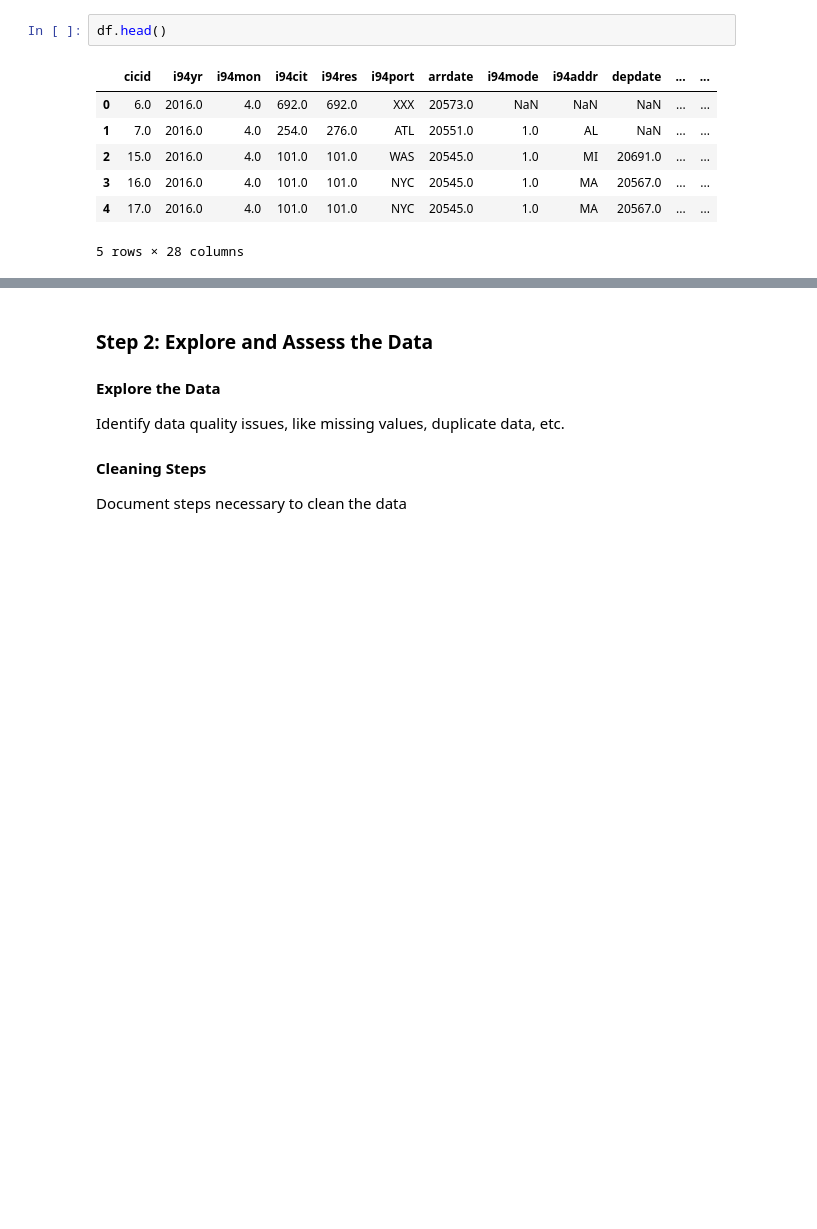
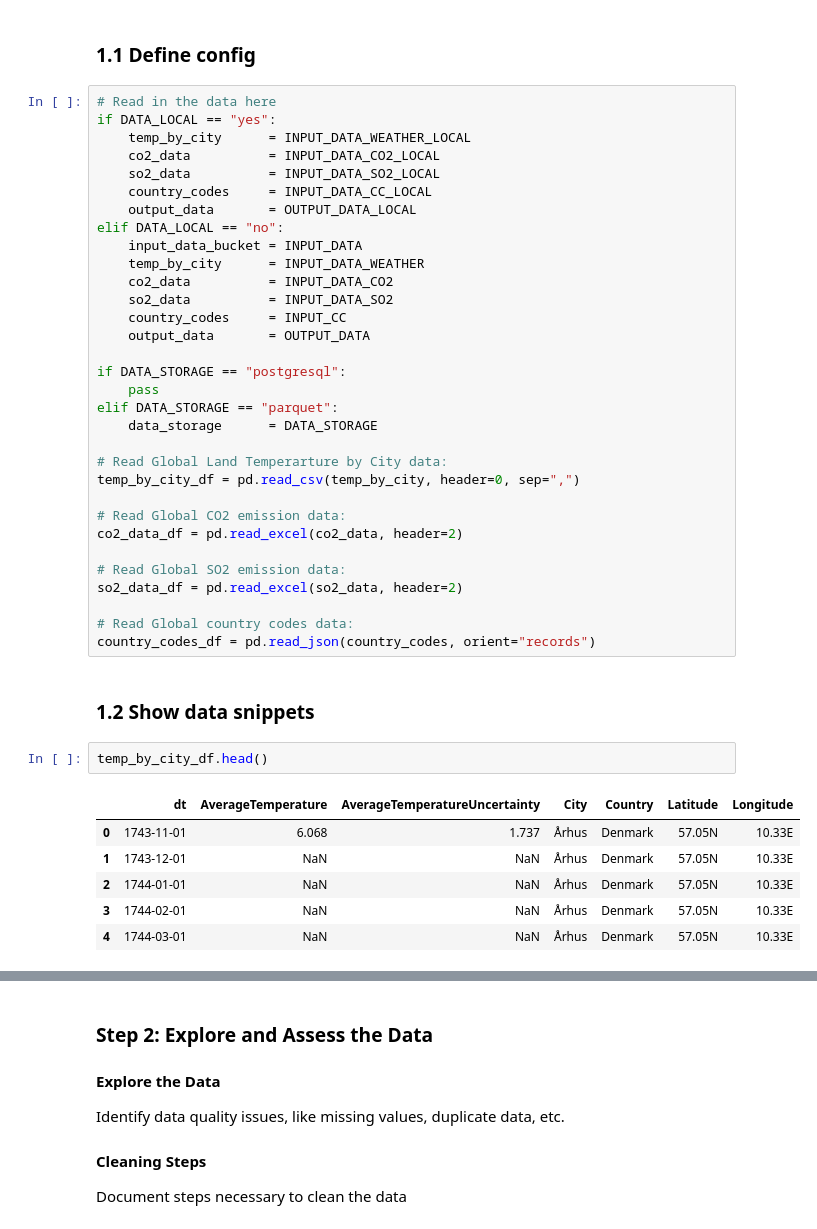
Before and after one commit to jukkakansanaho/udacity-dend-project-capstone, a Jupyter notebook: udacity-dend-project-capstone.ipynb, the cells around one changed output, grey strips where cells are left out. Drawn from its saved outputs; the diff is of its cells as text; blank space fills up the shorter version.

Commit message:
Jupyter Notebook: configuring setup, reading input data to Spark, writing Spark DataFrames to parquet files. Small changes to README

```diff
--- a/udacity-dend-project-capstone.ipynb
+++ b/udacity-dend-project-capstone.ipynb
@@ -27,10 +107,45 @@ Describe the data sets you're using. Where did it come from? What type of inform
+# %% [markdown]
+### 1.1 Define config
+# %%
+# Read in the data here
+if DATA_LOCAL == "yes":
+    temp_by_city      = INPUT_DATA_WEATHER_LOCAL
+    co2_data          = INPUT_DATA_CO2_LOCAL
+    so2_data          = INPUT_DATA_SO2_LOCAL
+    country_codes     = INPUT_DATA_CC_LOCAL
+    output_data       = OUTPUT_DATA_LOCAL
+elif DATA_LOCAL == "no":
+    input_data_bucket = INPUT_DATA
+    temp_by_city      = INPUT_DATA_WEATHER
+    co2_data          = INPUT_DATA_CO2
+    so2_data          = INPUT_DATA_SO2
+    country_codes     = INPUT_CC
+    output_data       = OUTPUT_DATA
+
+if DATA_STORAGE == "postgresql":
+    pass
+elif DATA_STORAGE == "parquet":
+    data_storage      = DATA_STORAGE
+
+# Read Global Land Temperarture by City data:
+temp_by_city_df = pd.read_csv(temp_by_city, header=0, sep=",")
+
+# Read Global CO2 emission data:
+co2_data_df = pd.read_excel(co2_data, header=2)
+
+# Read Global SO2 emission data:
+so2_data_df = pd.read_excel(so2_data, header=2)
+
+# Read Global country codes data:
+country_codes_df = pd.read_json(country_codes, orient="records")
+# %% [markdown]
+### 1.2 Show data snippets
 # %%
-df.head()
+temp_by_city_df.head()
 # %% [output]
-|  | cicid | i94yr | i94mon | i94cit | i94res | i94port | arrdate | i94mode | i94addr | depdate | ... | ... |
-| 0 | 6.0 | 2016.0 | 4.0 | 692.0 | 692.0 | XXX | 20573.0 | NaN | NaN | NaN | ... | ... |
-| 1 | 7.0 | 2016.0 | 4.0 | 254.0 | 276.0 | ATL | 20551.0 | 1.0 | AL | NaN | ... | ... |
-| 2 | 15.0 | 2016.0 | 4.0 | 101.0 | 101.0 | WAS | 20545.0 | 1.0 | MI | 20691.0 | ... | ... |
-| 3 | 16.0 | 2016.0 | 4.0 | 101.0 | 101.0 | NYC | 20545.0 | 1.0 | MA | 20567.0 | ... | ... |
-| 4 | 17.0 | 2016.0 | 4.0 | 101.0 | 101.0 | NYC | 20545.0 | 1.0 | MA | 20567.0 | ... | ... |
+|  | dt | AverageTemperature | AverageTemperatureUncertainty | City | Country | Latitude | Longitude |
+| 0 | 1743-11-01 | 6.068 | 1.737 | Århus | Denmark | 57.05N | 10.33E |
+| 1 | 1743-12-01 | NaN | NaN | Århus | Denmark | 57.05N | 10.33E |
+| 2 | 1744-01-01 | NaN | NaN | Århus | Denmark | 57.05N | 10.33E |
+| 3 | 1744-02-01 | NaN | NaN | Århus | Denmark | 57.05N | 10.33E |
+| 4 | 1744-03-01 | NaN | NaN | Århus | Denmark | 57.05N | 10.33E |
-5 rows × 28 columns
```
Also changed, not shown: parts of 35 cells of this notebook, 1 other file.
